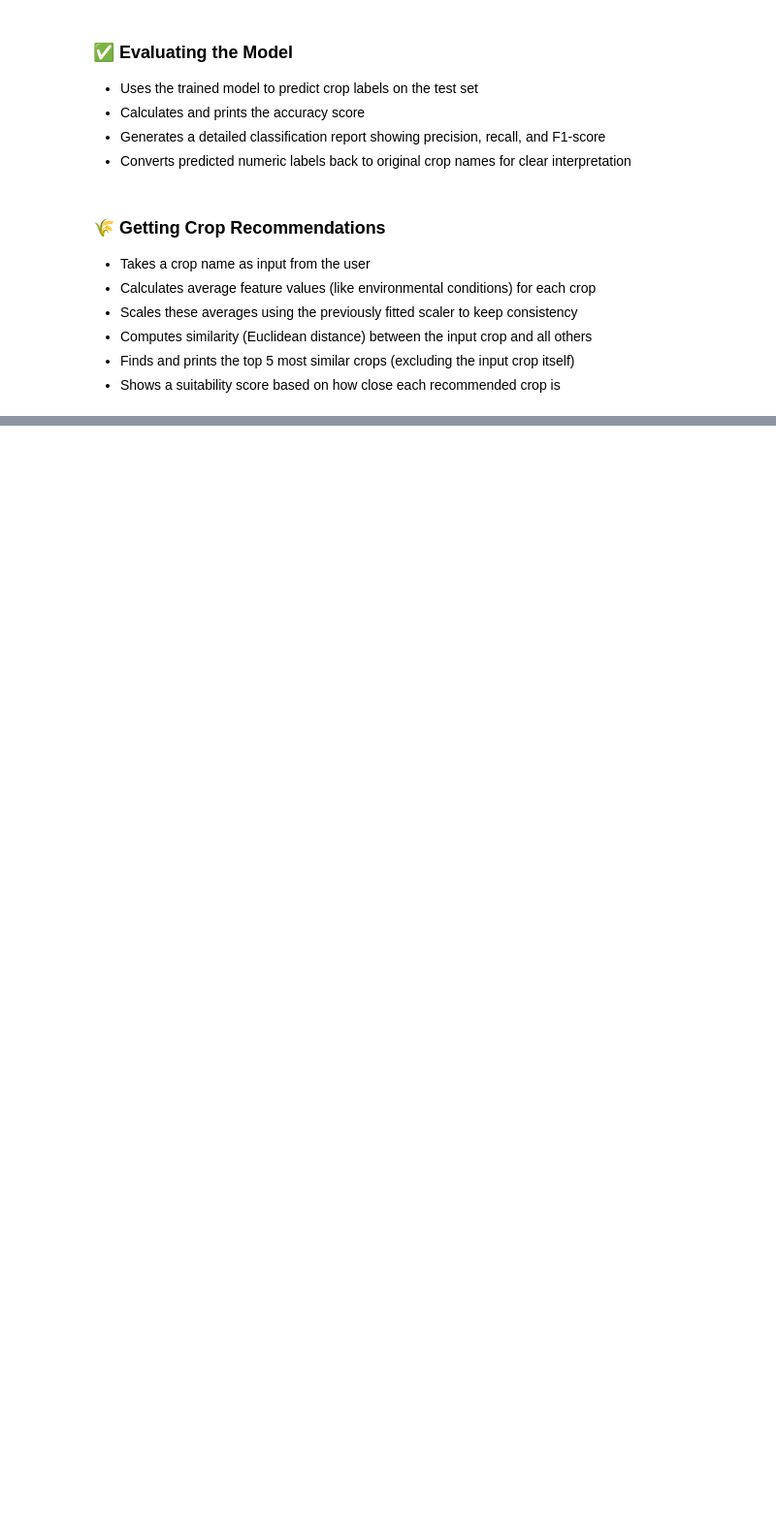
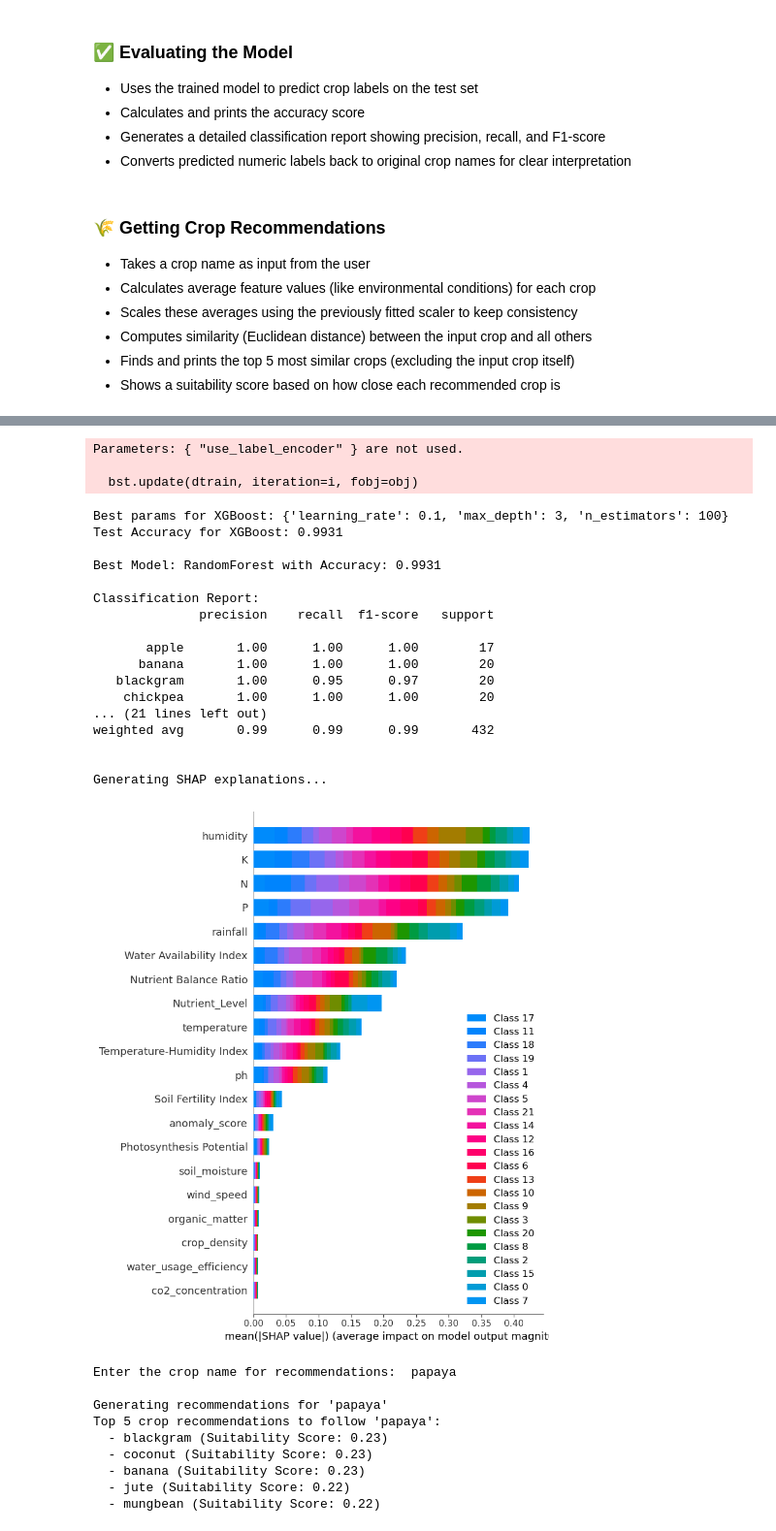
Before and after one commit to JaisreeMK-15/Crop-yield-prediction-and-recommendation, a Jupyter notebook: Crop prediction and recommendation.ipynb, the cells around one changed output, grey strips where cells are left out. Shown at 97% size. Saved outputs shown, nothing was run; the diff lists cells and outputs as text; code cells hidden in the pictures; blank space fills up the shorter version.

```diff
--- a/Crop prediction and recommendation.ipynb
+++ b/Crop prediction and recommendation.ipynb
@@ -1006,21 +1160,16 @@ def get_crop_recommendations(input_crop, scaler, df):
 # %%
 if __name__ == "__main__":
+    if 'clean_crop_df' in locals() and not clean_crop_df.empty:
 
-    if 'clean_crop_df' in locals() and not clean_crop_df.empty:
-        # Step 1: Train model
-        model, scaler, label_encoder, X_test_scaled, y_test = train_crop_model(clean_crop_df)
+        # Train and get model + datasets
+        model, scaler, label_encoder, X_train_scaled, X_test_scaled, y_train, y_test = train_best_crop_model(clean_crop_df)
 
-        # Step 2: Evaluate model
-        evaluate_model(model, X_test_scaled, y_test, label_encoder)
+        # Ask user for a crop name
+        input_crop = input("\nEnter the crop name for recommendations: ").strip().lower()
 
-        # Step 3: Get user input and recommend crops
-        while True:
-            input_crop_name = input("Enter a crop name to get recommendations (or type 'exit' to quit): ").lower()
-            if input_crop_name == 'exit':
-                print("Exiting the program.")
-                break
-            get_crop_recommendations(input_crop_name, scaler, clean_crop_df)
-
-    else:
-        print("Please load your data into a DataFrame named 'clean_crop_df' before running this script.")
+        # Ensure label case consistency (dataset labels might be lowercase)
+        if input_crop in clean_crop_df['label'].str.lower().values:
+            recommendations = get_crop_recommendations(input_crop, scaler, clean_crop_df)
+        else:
+            print(f"Error: '{input_crop}' not found in the dataset.")
 # %% [output]
@@ -1044 +1189,31 @@ Exiting the program.
+Parameters: { "use_label_encoder" } are not used.
+
+  bst.update(dtrain, iteration=i, fobj=obj)
+Best params for XGBoost: {'learning_rate': 0.1, 'max_depth': 3, 'n_estimators': 100}
+Test Accuracy for XGBoost: 0.9931
+
+Best Model: RandomForest with Accuracy: 0.9931
+
+Classification Report:
+              precision    recall  f1-score   support
+
+       apple       1.00      1.00      1.00        17
+      banana       1.00      1.00      1.00        20
+   blackgram       1.00      0.95      0.97        20
+    chickpea       1.00      1.00      1.00        20
+... (21 lines left out)
+weighted avg       0.99      0.99      0.99       432
+
+
+Generating SHAP explanations...
+[figure, added]
+Enter the crop name for recommendations:  papaya
+
+Generating recommendations for 'papaya'
+Top 5 crop recommendations to follow 'papaya':
+  - blackgram (Suitability Score: 0.23)
+  - coconut (Suitability Score: 0.23)
+  - banana (Suitability Score: 0.23)
+  - jute (Suitability Score: 0.22)
+  - mungbean (Suitability Score: 0.22)
 # %% [markdown]
```
Also changed, not shown: parts of 25 cells of this notebook.
